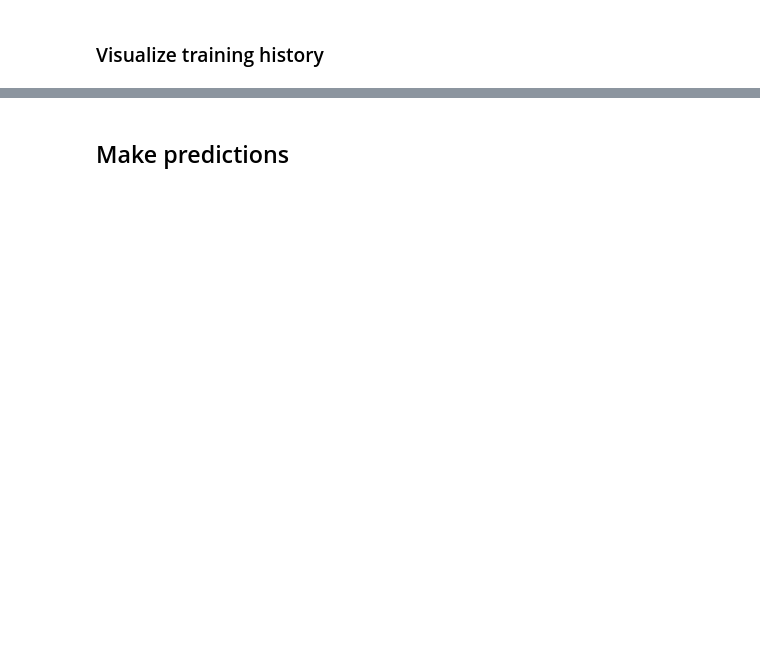
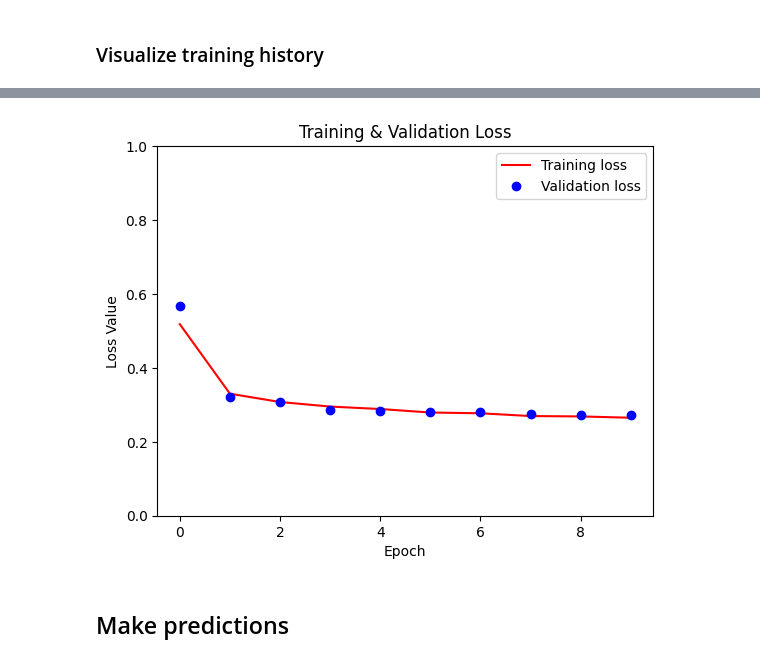
Before and after one commit to victor-iyi/tf-playground, a Jupyter notebook: src/playground/images/image-segmentation.ipynb, the cells around one changed output, grey strips where cells are left out. Cells and saved outputs as stored; diff of their text form; code cells hidden in the pictures; blank space fills up the shorter version.

```diff
--- a/src/playground/images/image-segmentation.ipynb
+++ b/src/playground/images/image-segmentation.ipynb
@@ -453,18 +572,19 @@ Sample prediction after 20 epoch(s)
 # %% [markdown]
 ### Visualize training history
 # %%
-loss = history.history['loss']
-val_loss = history.history['val_loss']
+def visualize_training(history: tf.keras.callbacks.Callback) -> None:
+    loss = history.history['loss']
+    val_loss = history.history['val_loss']
 
-plt.figure()
-plt.title('Training & Validation Loss')
+    plt.figure()
+    plt.title('Training & Validation Loss')
 
-plt.plot(history.epoch, loss, 'r', label='Training loss')
-plt.plot(history.epoch, val_loss, 'bo', label='Validation loss')
+    plt.plot(history.epoch, loss, 'r', label='Training loss')
+    plt.plot(history.epoch, val_loss, 'bo', label='Validation loss')
 
-plt.xlabel('Epoch')
-plt.ylabel('Loss Value')
-plt.ylim([0, 1])
+    plt.xlabel('Epoch')
+    plt.ylabel('Loss Value')
+    plt.ylim([0, 1])
 
-plt.legend()
-plt.show()
+    plt.legend()
+    plt.show()
@@ -500,3 +591,7 @@ INFO:tensorflow:Assets written to: /var/folders/99/y3r4vtrx335gvk8f_0vp7ffw0000g
+# %%
+visualize_training(history)
+# %% [output]
+[figure, added]
 # %% [markdown]
 ## Make predictions
 # %%
```
Also changed, not shown: parts of 63 cells of this notebook, 1 other file.
